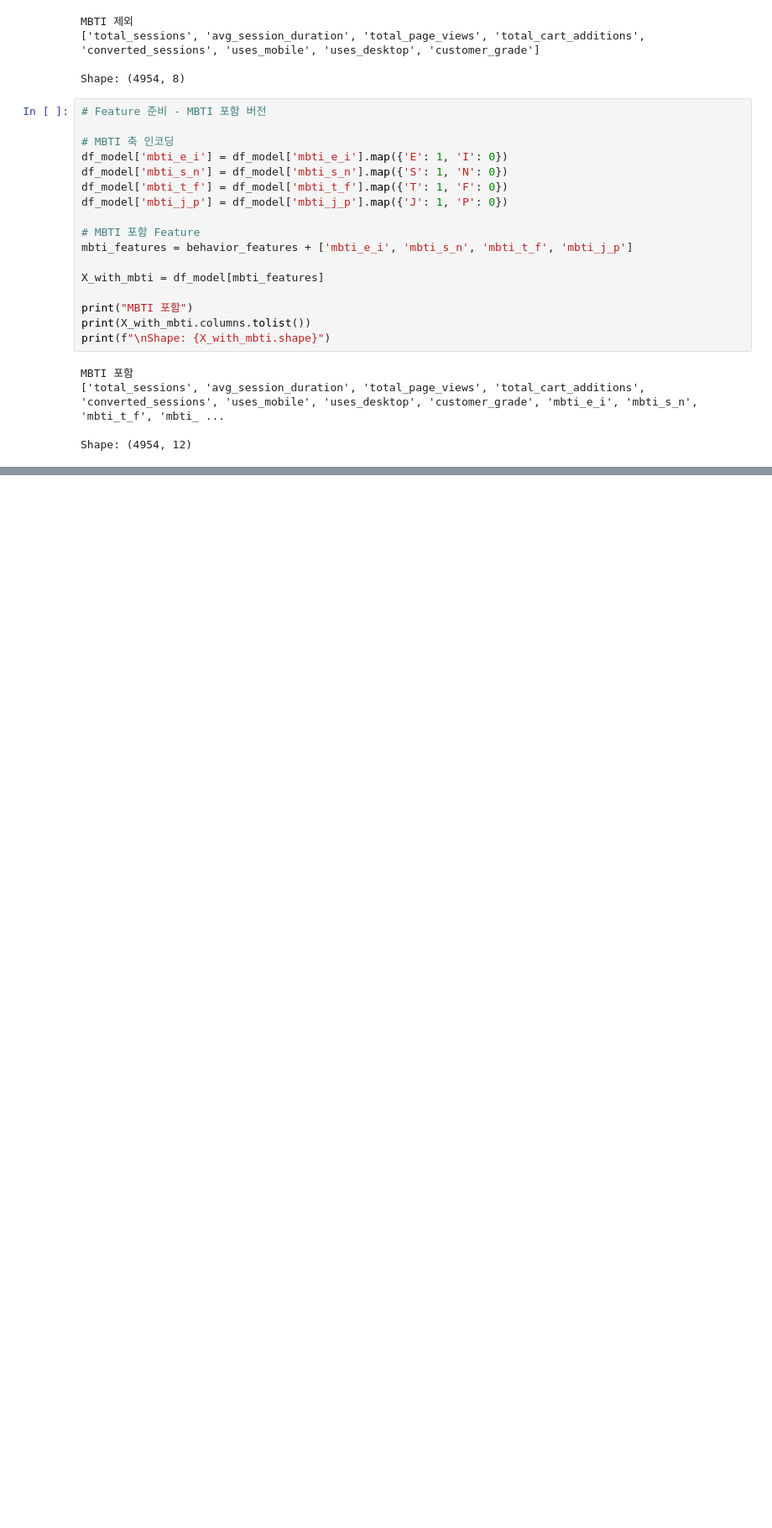
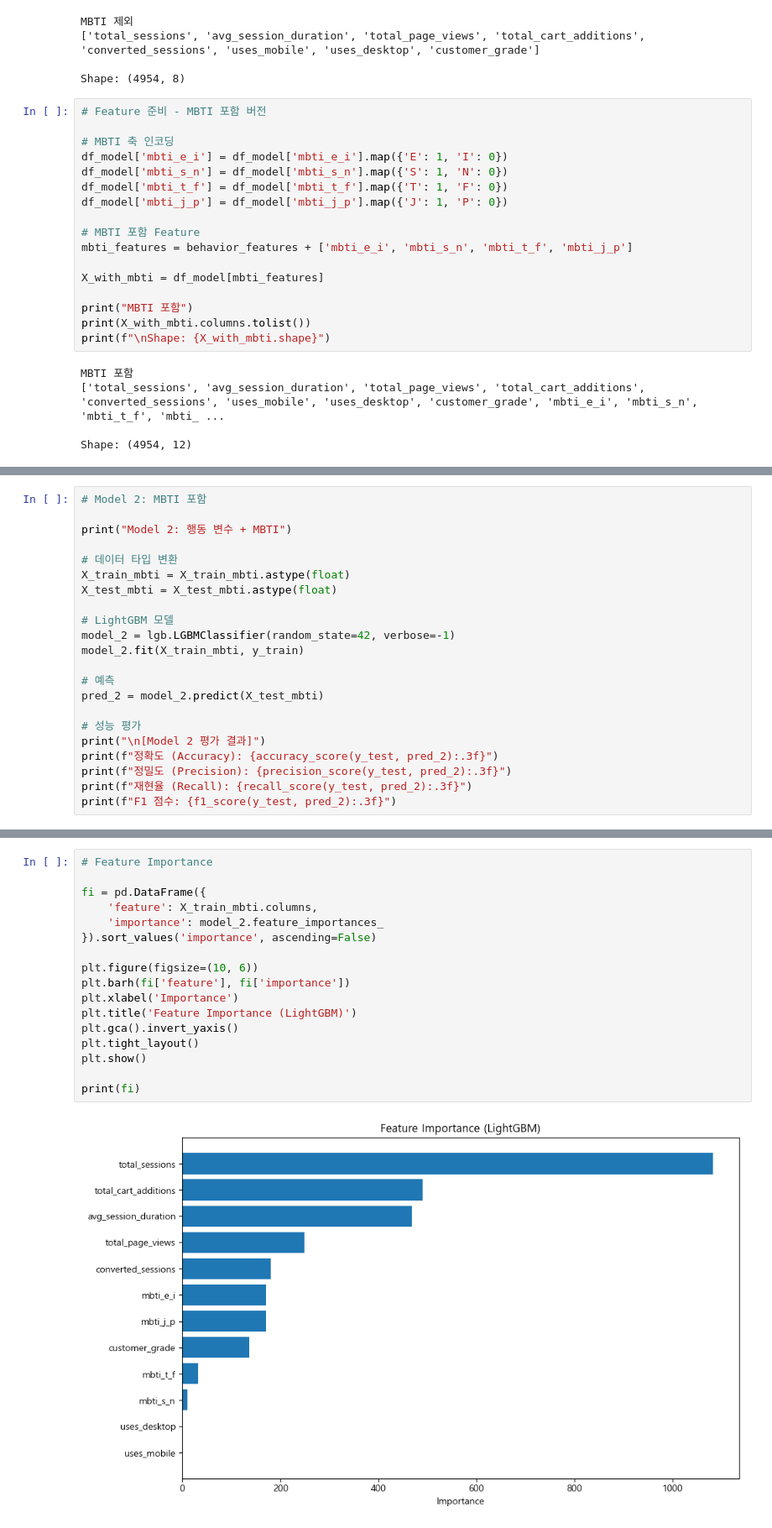
Before and after one commit to junhyunging/mbti-ecommerce-analysis, a Jupyter notebook: notebook/04_ml_prediction.ipynb, the cells around one changed output, grey strips where cells are left out. Shown: that part at 84% size. Saved outputs shown, nothing was run; the diff lists cells and outputs as text; blank space fills up the shorter version.

Commit message:
Complete end-to-end MBTI ecommerce analysis and churn modeling

```diff
--- a/notebook/04_ml_prediction.ipynb
+++ b/notebook/04_ml_prediction.ipynb
@@ -180,0 +242,22 @@ Shape: (4954, 12)
+# %%
+# Model 2: MBTI 포함
+
+print("Model 2: 행동 변수 + MBTI")
+
+# 데이터 타입 변환
+X_train_mbti = X_train_mbti.astype(float)
+X_test_mbti = X_test_mbti.astype(float)
+
+# LightGBM 모델
+model_2 = lgb.LGBMClassifier(random_state=42, verbose=-1)
+model_2.fit(X_train_mbti, y_train)
+
+# 예측
+pred_2 = model_2.predict(X_test_mbti)
+
+# 성능 평가
+print("\n[Model 2 평가 결과]")
+print(f"정확도 (Accuracy): {accuracy_score(y_test, pred_2):.3f}")
+print(f"정밀도 (Precision): {precision_score(y_test, pred_2):.3f}")
+print(f"재현율 (Recall): {recall_score(y_test, pred_2):.3f}")
+print(f"F1 점수: {f1_score(y_test, pred_2):.3f}")
@@ -180,0 +292,19 @@ Shape: (4954, 12)
+# %%
+# Feature Importance
+
+fi = pd.DataFrame({
+    'feature': X_train_mbti.columns,
+    'importance': model_2.feature_importances_
+}).sort_values('importance', ascending=False)
+
+plt.figure(figsize=(10, 6))
+plt.barh(fi['feature'], fi['importance'])
+plt.xlabel('Importance')
+plt.title('Feature Importance (LightGBM)')
+plt.gca().invert_yaxis()
+plt.tight_layout()
+plt.show()
+
+print(fi)
+# %% [output]
+[figure, added]
```
Also changed, not shown: parts of 12 cells of this notebook, 4 other files.
